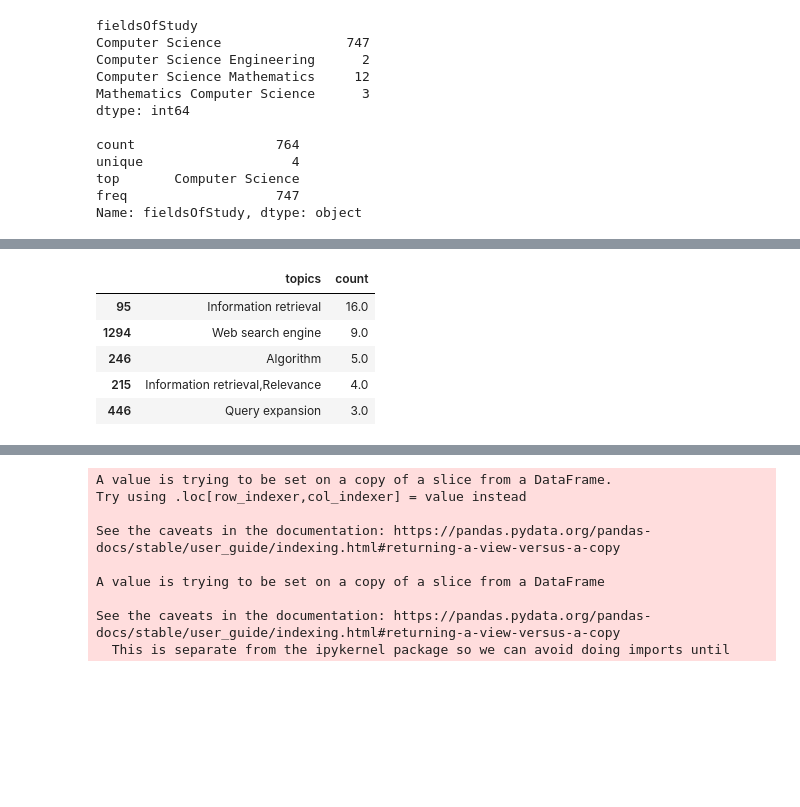
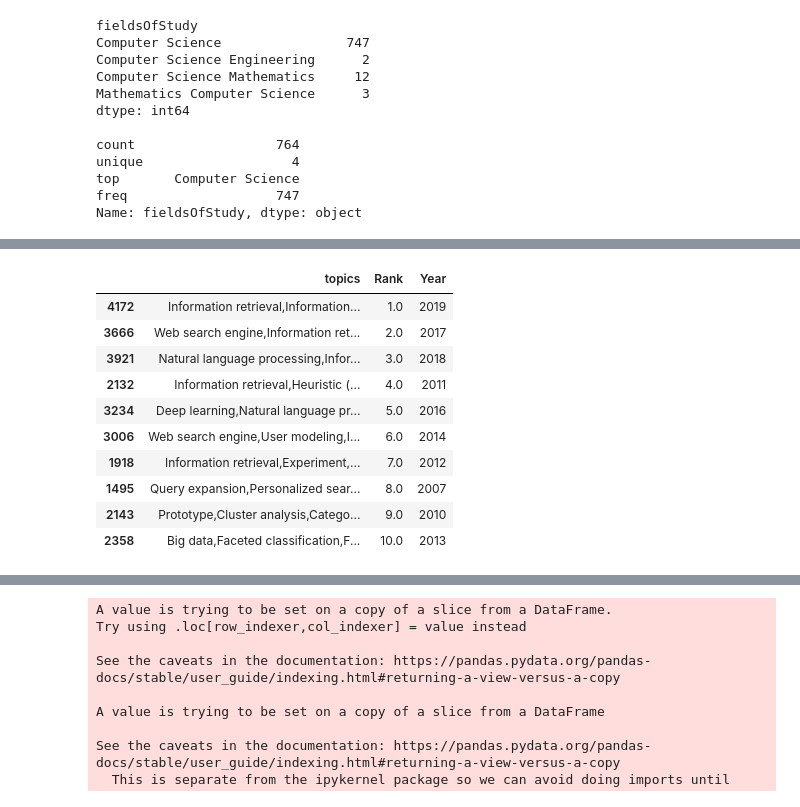
Before and after one commit to manishareddynarayan/Akshitha_INFO5731_Spring2020, a Jupyter notebook: Extracting_csv.ipynb, the cells around one changed output, grey strips where cells are left out. Cells and saved outputs as stored; diff of their text form; code cells hidden in the pictures; blank space fills up the shorter version.

```diff
--- a/Extracting_csv.ipynb
+++ b/Extracting_csv.ipynb
@@ -591,13 +669,25 @@ df.nlargest(5, ['count'])[["name","authorId","count"]]
 # %%
-#Top five topics from all the years
+#topics for each year and ranking the years based on the number of topics for each year.
 topics = pd.read_csv("Final_Table_1.csv")
-topics['count'] = topics.groupby('topics')['topics'].transform('count')
+topics['count'] = topics.groupby(['Year'])['topics'].transform('count')
 topics.drop_duplicates('count', inplace=True)
-topics.nlargest(5, ['count'])[["topics","count"]]
+#topics.nlargest(5, ['count'])[["topics","count"]]
+topics1 = topics.sort_values('count',ascending=False)
+topics1["Rank"] = topics1["count"].rank(ascending=0)
+topics1 = topics1.dropna(subset=['Rank'])
+header = ["Year", "topics", "Rank"]
+topics1.to_csv('topic_distribution.csv', columns = header)
+topicsplot = pd.read_csv("topic_distribution.csv")
+topics1.nlargest(10, ['count'])[["topics","Rank","Year"]]
 # %% [output]
-|  | topics | count |
-| 95 | Information retrieval | 16.0 |
-| 1294 | Web search engine | 9.0 |
-| 246 | Algorithm | 5.0 |
-| 215 | Information retrieval,Relevance | 4.0 |
-| 446 | Query expansion | 3.0 |
+|  | topics | Rank | Year |
+| 4172 | Information retrieval,Information... | 1.0 | 2019 |
+| 3666 | Web search engine,Information ret... | 2.0 | 2017 |
+| 3921 | Natural language processing,Infor... | 3.0 | 2018 |
+| 2132 | Information retrieval,Heuristic (... | 4.0 | 2011 |
+| 3234 | Deep learning,Natural language pr... | 5.0 | 2016 |
+| 3006 | Web search engine,User modeling,I... | 6.0 | 2014 |
+| 1918 | Information retrieval,Experiment,... | 7.0 | 2012 |
+| 1495 | Query expansion,Personalized sear... | 8.0 | 2007 |
+| 2143 | Prototype,Cluster analysis,Catego... | 9.0 | 2010 |
+| 2358 | Big data,Faceted classification,F... | 10.0 | 2013 |
```
Also changed, not shown: parts of 29 cells of this notebook.
